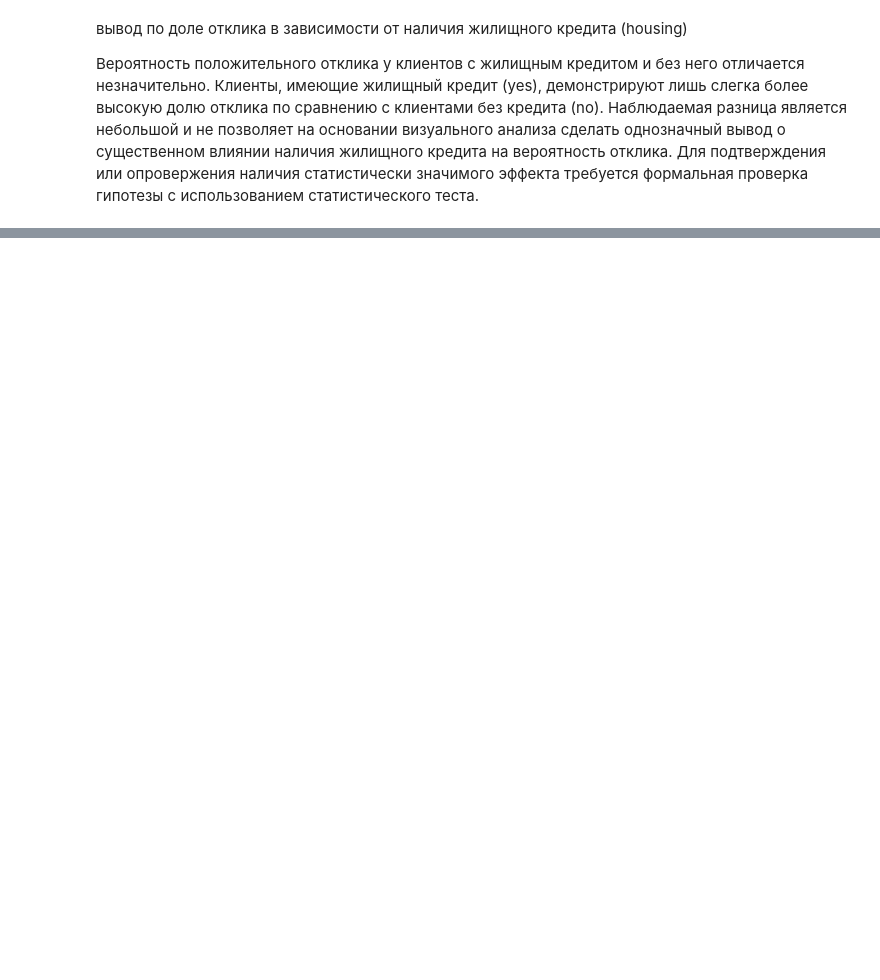
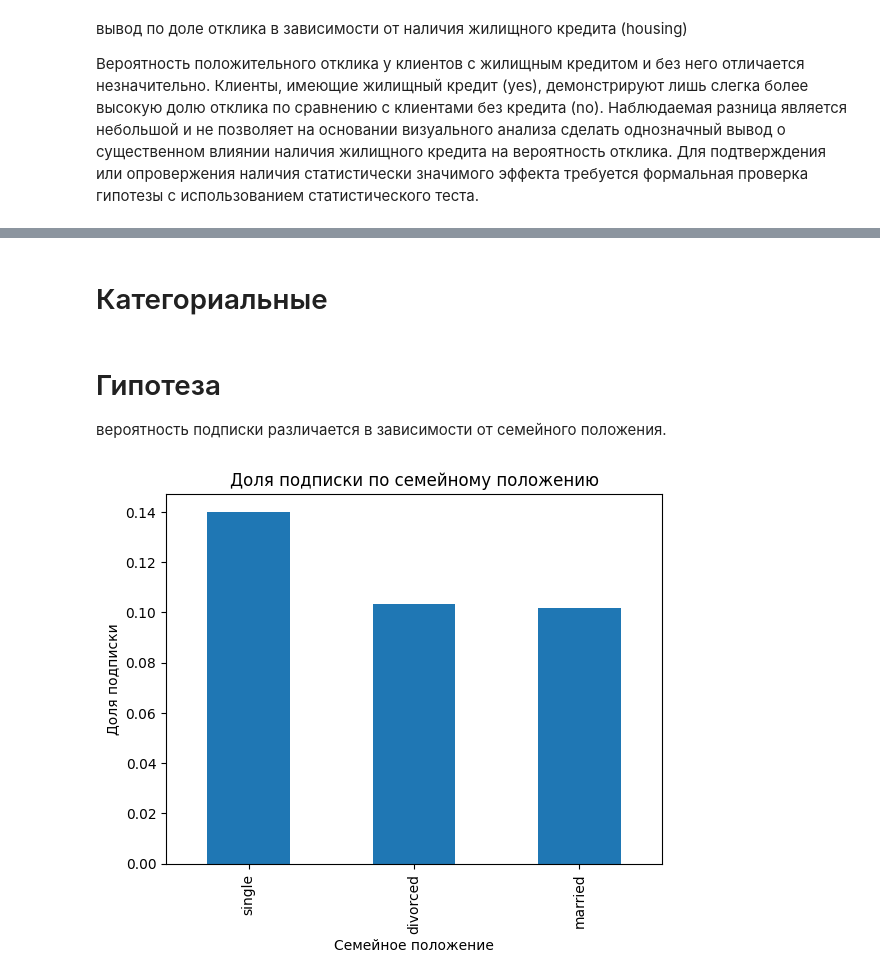
Before and after one commit to Murad0998/statistics-project, a Jupyter notebook: notebooks/GP_3_EDA.ipynb, the cells around one changed output, grey strips where cells are left out. Cells and saved outputs as stored; diff of their text form; code cells hidden in the pictures; blank space fills up the shorter version.

```diff
--- a/notebooks/GP_3_EDA.ipynb
+++ b/notebooks/GP_3_EDA.ipynb
@@ -377,0 +375,22 @@ plt.show()
+# %% [markdown]
+# Категориальные
+# %% [markdown]
+# Гипотеза
+
+вероятность подписки различается в зависимости от семейного положения.
+# %%
+rate = (
+    df
+    .groupby("marital", observed=True)["y_bin"]
+    .mean()
+    .sort_values(ascending=False)
+)
+
+plt.figure()
+rate.plot(kind="bar")
+plt.title("Доля подписки по семейному положению")
+plt.xlabel("Семейное положение")
+plt.ylabel("Доля подписки")
+plt.show()
+# %% [output]
+[figure, added]
```
Also changed, not shown: parts of 21 cells of this notebook.
